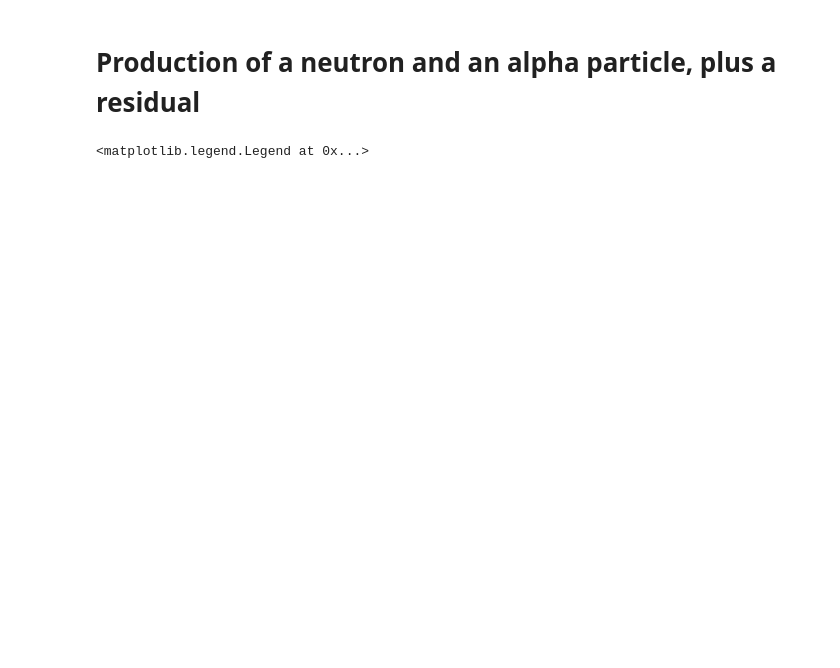
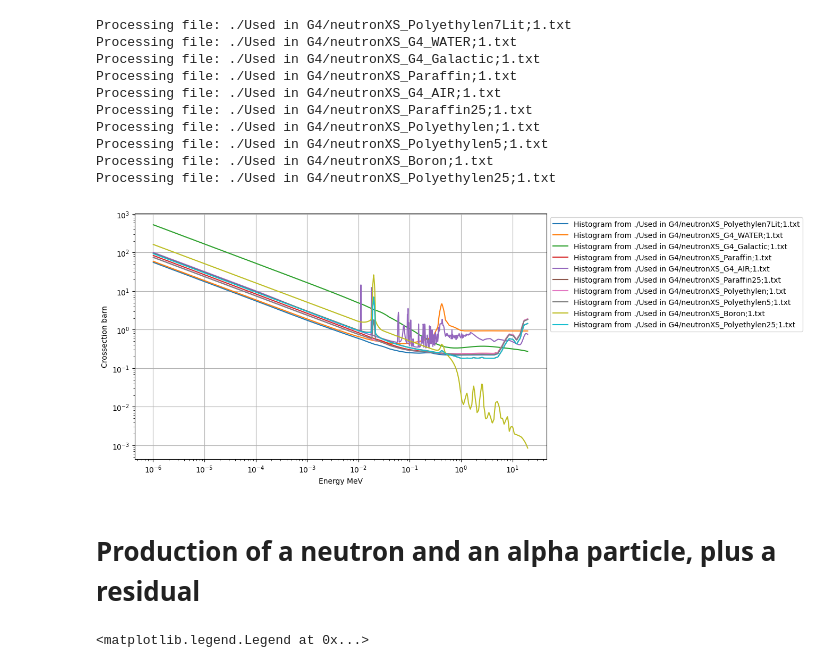
Before and after one commit to B-Koberg/XeSim, a Jupyter notebook: notebooks/Crosssections/Crosssections.ipynb, the cells around one changed output. Cells and saved outputs as stored; diff of their text form; code cells hidden in the pictures; blank space fills up the shorter version.

```diff
--- a/notebooks/Crosssections/Crosssections.ipynb
+++ b/notebooks/Crosssections/Crosssections.ipynb
@@ -4,0 +12,22 @@ import matplotlib.pyplot as plt
+# %%
+file = uproot.open("/home/b/bkoberg/AGW_LowRad/home/bkoberg/XeSim/events.root:tables")  # Ersetze "example.root" durch den Pfad zu deiner ROOT-Datei
+
+for key in file.keys():
+    if key.startswith("neutronXS"):
+        hist = file[key]
+
+        bin_edges = hist.axis().edges()
+        bin_centers = (bin_edges[:-1] + bin_edges[1:]) / 2
+        bin_values = hist.values()
+
+        with open(f"./Used in G4/{key}.txt", "w") as f:
+            f.write("Bin Center\tBin Value\n")
+            for center, value in zip(bin_centers, bin_values):
+                f.write(f"{center}\t{value}\n")
+# %%
+all_files = glob.glob(f"./Used in G4/neutronXS_*.txt")
+for file in all_files:
+    print(os.path.basename(file))
+
+data_files = [file for file in all_files if os.path.basename(file).startswith(('neutronXS_P', 'neutronXS_G4', 'neutronXS_Boron'))]
+#data_files = all_files
@@ -5,3 +54,35 @@ import matplotlib.pyplot as plt
+# %%
+plt.figure(figsize=(10, 6))
+
+for file in data_files:
+    print(f"Processing file: {file}")
+    data = pd.read_csv(f'{file}', sep="\t", header=0)
+    bin_centers = data["Bin Center"].values
+    bin_values = data["Bin Value"].values
+
+    # Plotten der Histogramme
+    plt.plot(bin_centers, bin_values, label=f"Histogram from {file}")
+
+
+plt.xlabel("Energy MeV")
+plt.ylabel("Crossection barn")
+plt.yscale("log")  # Optional: logarithmische Skalierung
+plt.xscale("log")  # Optional: logarithmische Skalierung
+plt.grid()
+plt.legend(loc="upper left", bbox_to_anchor=(1, 1))
+plt.show()
+# %% [output]
+Processing file: ./Used in G4/neutronXS_Polyethylen7Lit;1.txt
+Processing file: ./Used in G4/neutronXS_G4_WATER;1.txt
+Processing file: ./Used in G4/neutronXS_G4_Galactic;1.txt
+Processing file: ./Used in G4/neutronXS_Paraffin;1.txt
+Processing file: ./Used in G4/neutronXS_G4_AIR;1.txt
+Processing file: ./Used in G4/neutronXS_Paraffin25;1.txt
+Processing file: ./Used in G4/neutronXS_Polyethylen;1.txt
+Processing file: ./Used in G4/neutronXS_Polyethylen5;1.txt
+Processing file: ./Used in G4/neutronXS_Boron;1.txt
+Processing file: ./Used in G4/neutronXS_Polyethylen25;1.txt
+[figure, added]
 # %% [markdown]
 # Production of a neutron and an alpha particle, plus a residual
 # %%
```
Also changed, not shown: parts of 8 cells of this notebook, 33 other files.
